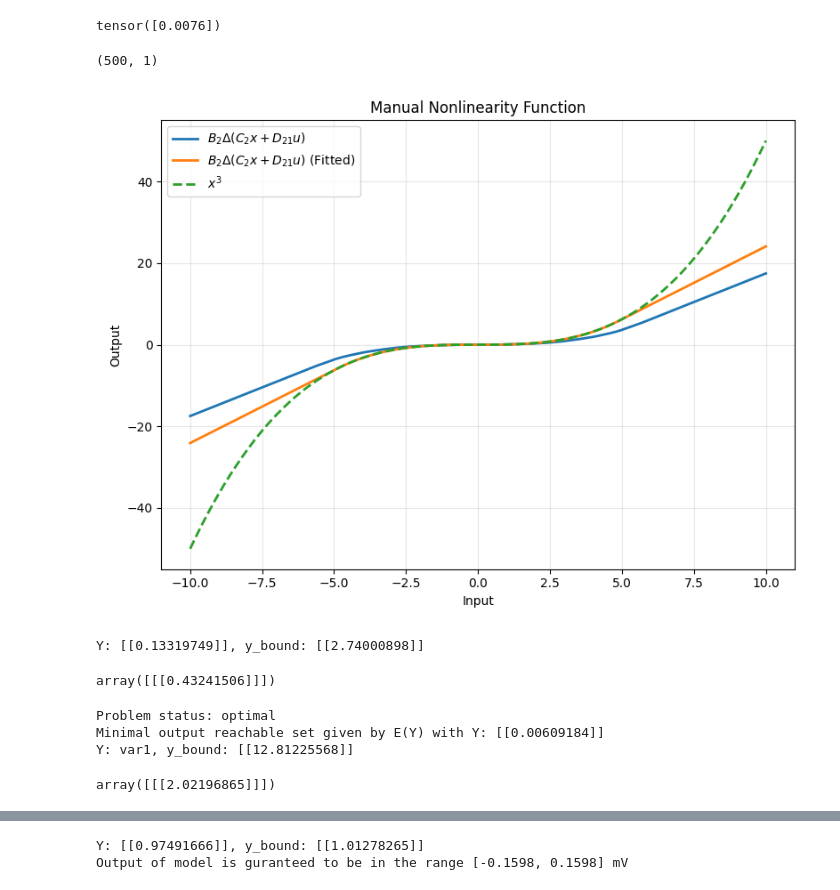
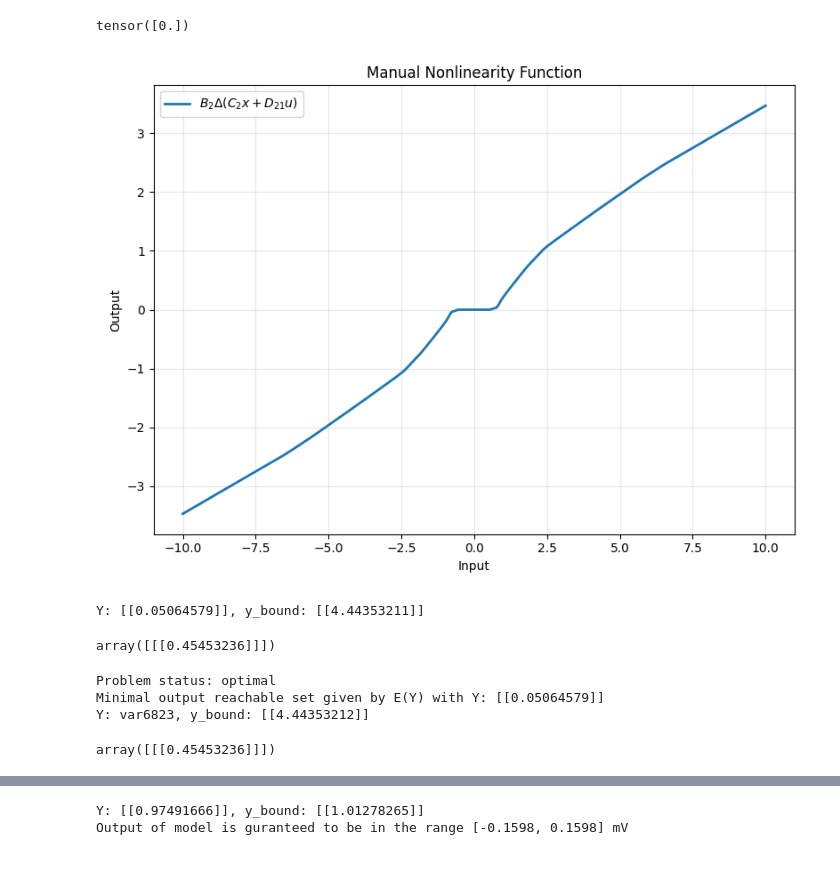
Before and after one commit to Dany-L/genSecSysId, a Jupyter notebook: python/notebooks/post_process.ipynb, the cells around one changed output, grey strips where cells are left out. Cells and saved outputs as stored; diff of their text form; code cells hidden in the pictures.

```diff
--- a/python/notebooks/post_process.ipynb
+++ b/python/notebooks/post_process.ipynb
@@ -9,7 +9,7 @@ import matplotlib.pyplot as plt
 
 %matplotlib widget
 # %%
-RUN_ID = 'dd9db1fd7e684aa2911d4d5831625f97'
+RUN_ID = '86cee37216de4de4abde30654cb2380a'
 # %%
 # load mode parameter from data
 lure_params_path = 'lure_model_params_scaled.npz'
@@ -170,6 +170,3 @@ D21_t = torch.tensor(D21, dtype=torch.float64)
 B2_t_fitted = torch.tensor(B2_fit, dtype=torch.float64)
 C2_t_fitted = torch.tensor(C2_fit, dtype=torch.float64)
 D21_t_fitted = torch.tensor(D21_fit, dtype=torch.float64)
-# %%
-x_v = torch.tensor([[1.0] , [0.0]])
-C2_t @ x_v + D21_t @ torch.tensor([[0.0]])
@@ -214,7 +190,7 @@ def man_nonlinearity(x, u):
 
 man_nonlinearity(0.5, np.zeros((1,1)))
 # %% [output]
-tensor([0.0076])
+tensor([0.])
 # %%
 # Evaluate nonlinearity at a grid of input points
 N = 500
@@ -230,36 +206,33 @@ for xi, ui in zip(xs, us):
 
 # y_hats = [man_nonlinearity(xi[0], ui) for xi, ui in zip(xs, us)]
 # y_hats = np.array(y_hats).reshape(-1, 1)
-# %%
-np.array(y_hats).shape
-# %% [output]
-(500, 1)
 # %%
 TS      = 0.05  # sample time [s]
 
 # Plot the nonlinearity function
 fig, ax = plt.subplots(figsize=(8, 6))
 ax.plot(xs, y_hats,  linewidth=2, markersize=6, label=r'$B_2 \Delta(C_2 x + D_{21} u)$')
-ax.plot(xs, y_hats_fitted,  linewidth=2, markersize=6, label=r'$B_2 \Delta(C_2 x + D_{21} u)$ (Fitted)')
+# ax.plot(xs, y_hats_fitted,  linewidth=2, markersize=6, label=r'$B_2 \Delta(C_2 x + D_{21} u)$ (Fitted)')
 
-ax.plot(xs, TS*xs**3, '--', linewidth=2, label=r'$x^3$')
+# ax.plot(xs, TS*xs**3, '--', linewidth=2, label=r'$x^3$')
+# ax.plot(xs, -TS*xs**3, '--', linewidth=2, label=r'$x^3$')
 ax.set_xlabel('Input')
 ax.set_ylabel('Output')
 ax.set_title('Manual Nonlinearity Function')
 ax.legend()
 ax.grid(True, alpha=0.3)
 plt.tight_layout()
 plt.show()
 # %% [output]
-[figure, old version]
+[figure, new version]
 # %%
 Y = 1/(s**2 * C @ P @ C.T)
 y_bound = 1/np.sqrt(Y)
 print(f"Y: {Y}, y_bound: {y_bound}")
 normalizer.inverse_transform_outputs(y_bound)
 # %% [output]
-Y: [[0.13319749]], y_bound: [[2.74000898]]
+Y: [[0.05064579]], y_bound: [[4.44353211]]
-array([[[0.43241506]]])
+array([[[0.45453236]]])
 # %%
 import cvxpy as cp
 # %%
@@ -275,6 +248,6 @@ print(f"Y: {Y}, y_bound: {y_bound}")
 normalizer.inverse_transform_outputs(y_bound)
 # %% [output]
 Problem status: optimal
-Minimal output reachable set given by E(Y) with Y: [[0.00609184]]
-Y: var1, y_bound: [[12.81225568]]
+Minimal output reachable set given by E(Y) with Y: [[0.05064579]]
+Y: var6823, y_bound: [[4.44353212]]
-array([[[2.02196865]]])
+array([[[0.45453236]]])
```
Also changed, not shown: parts of 8 cells of this notebook, 6 other files.
